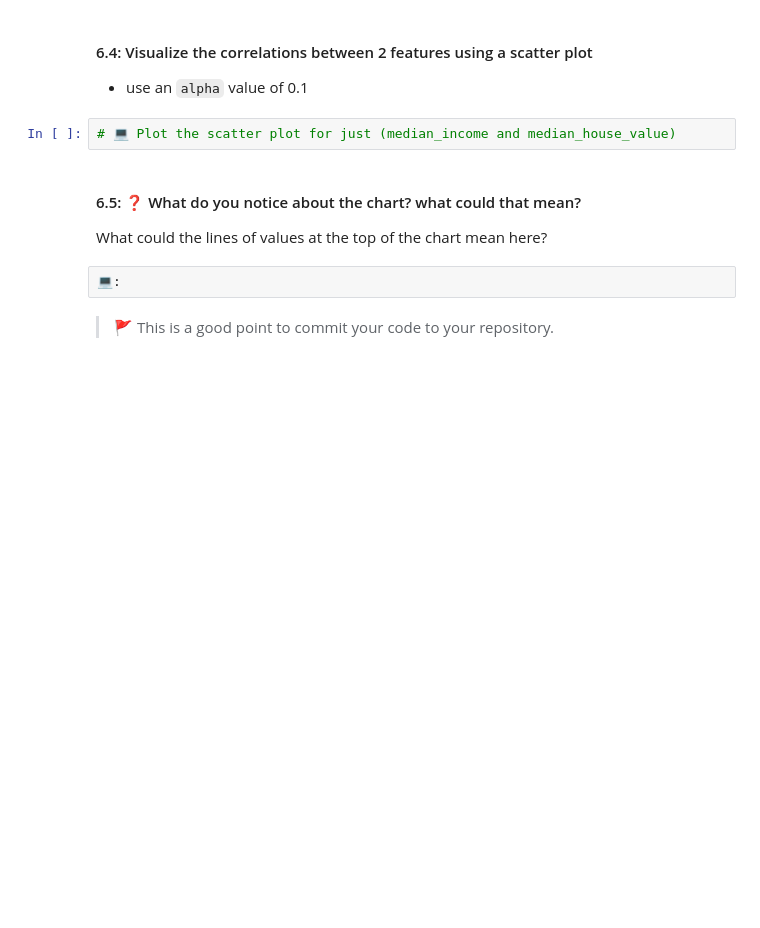
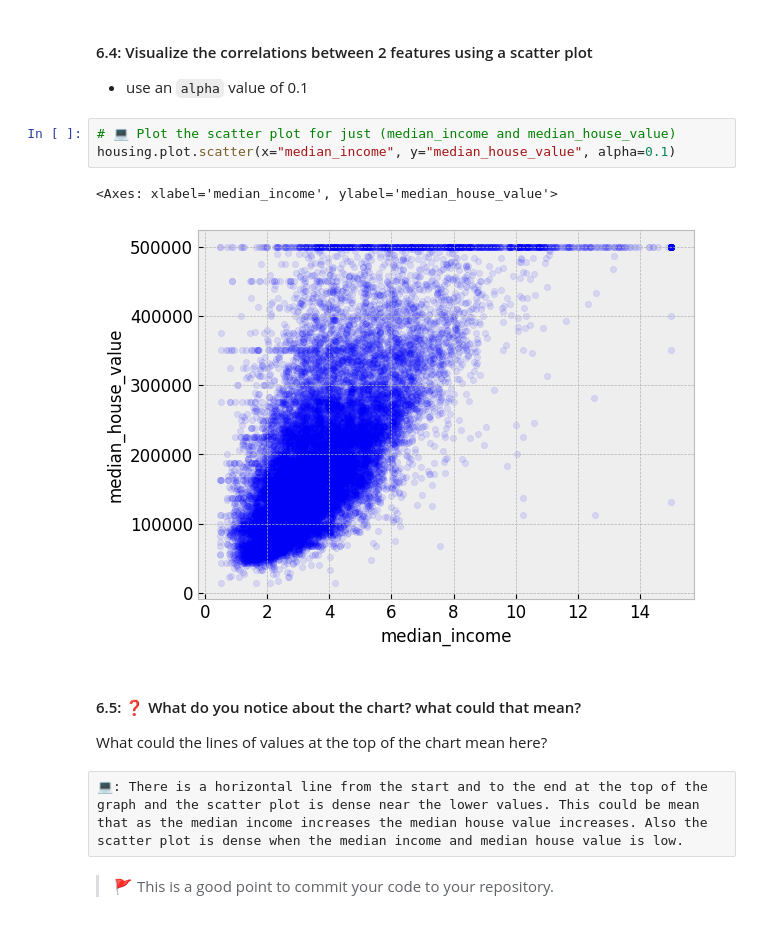
Before and after one commit to IT4063-Spring2025/eda-assignment-ravinayakk, a Jupyter notebook: notebook.ipynb, the cells around one changed output. Cells and saved outputs as stored; diff of their text form; blank space fills up the shorter version.

Commit message:
Starting task 7

```diff
--- a/notebook.ipynb
+++ b/notebook.ipynb
@@ -303,11 +311,15 @@ TypeError: DataFrame.drop() got an unexpected keyword argument 'colorbar'
 - use an `alpha` value of 0.1
 # %%
 # 💻 Plot the scatter plot for just (median_income and median_house_value)
+housing.plot.scatter(x="median_income", y="median_house_value", alpha=0.1)
+# %% [output]
+<Axes: xlabel='median_income', ylabel='median_house_value'>
+[figure, added]
 # %% [markdown]
 #### 6.5: ❓ What do you notice about the chart? what could that mean?
 What could the lines of values at the top of the chart mean here?
-# %% [raw]
-💻:
+# %% [raw]
+💻: There is a horizontal line from the start and to the end at the top of the graph and the scatter plot is dense near the lower values. This could be mean that as the median income increases the median house value increases. Also the scatter plot is dense when the median income and median house value is low.
 # %% [markdown]
 > 🚩 This is a good point to commit your code to your repository.
 # %% [markdown]
```
Also changed, not shown: parts of 3 cells of this notebook.
